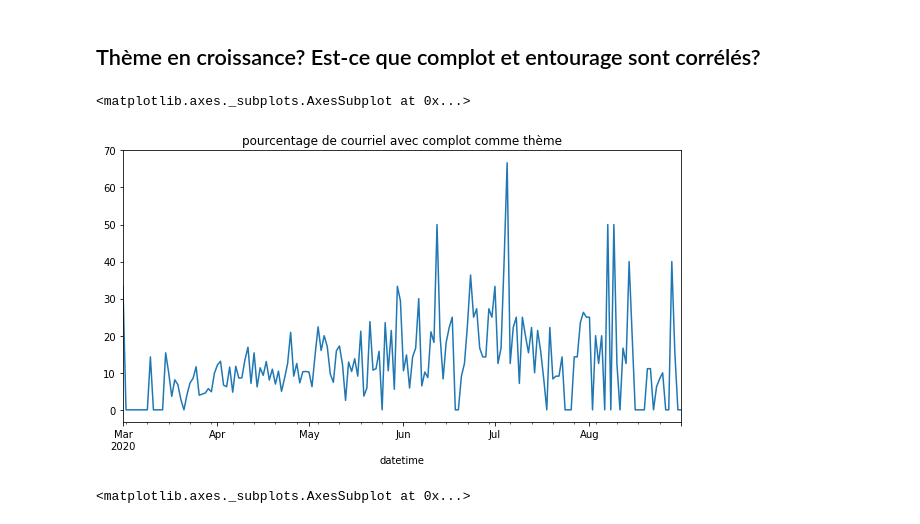
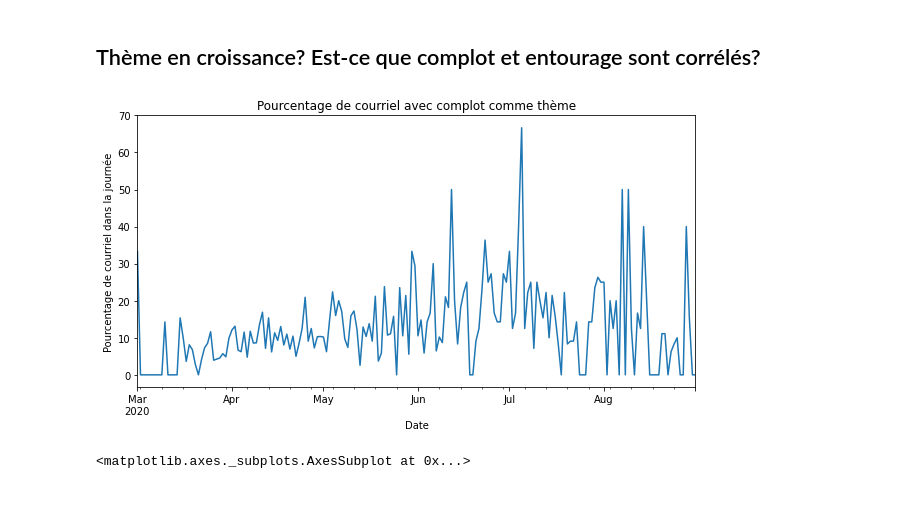
Before and after one commit to jaytouz/pyMboxAnalyser, a Jupyter notebook: notebook/3 - Analyses spécifiques.ipynb, the cells around one changed output. Cells and saved outputs as stored; diff of their text form; code cells hidden in the pictures.

```diff
--- a/notebook/3 - Analyses spécifiques.ipynb
+++ b/notebook/3 - Analyses spécifiques.ipynb
@@ -512,10 +526,12 @@ complot = email_df.theme_per_day()['complot']
 entourage = email_df.theme_per_day()['entourage']
 idx = np.arange(0,len(complot),1)
 # %%
-complot.plot(label='complot', title = 'pourcentage de courriel avec complot comme thème', figsize=(10,5))
+ax = complot.plot(label='complot', title = 'Pourcentage de courriel avec complot comme thème', figsize=(10,5))
+ax.set_ylabel("Pourcentage de courriel dans la journée")
+ax.set_xlabel("Date")
+plt.savefig(output_path_graph_folder / 'complot_seul.png', dpi = 300)
 # %% [output]
-<matplotlib.axes._subplots.AxesSubplot at 0x...>
-[figure, old version]
+[figure, new version]
 # %%
 entourage.plot()
 # %% [output]
```
Also changed, not shown: parts of 57 cells of this notebook, 23 other files.
